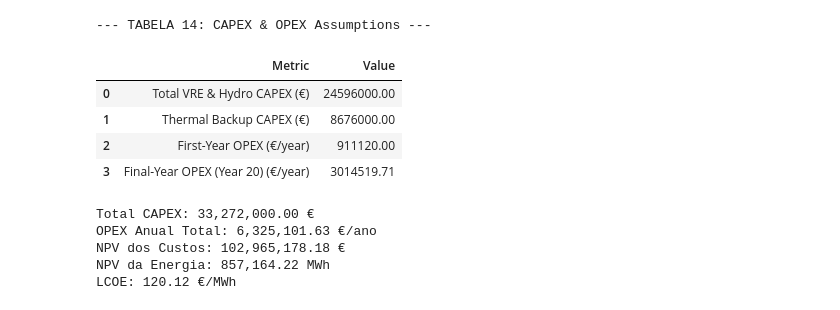
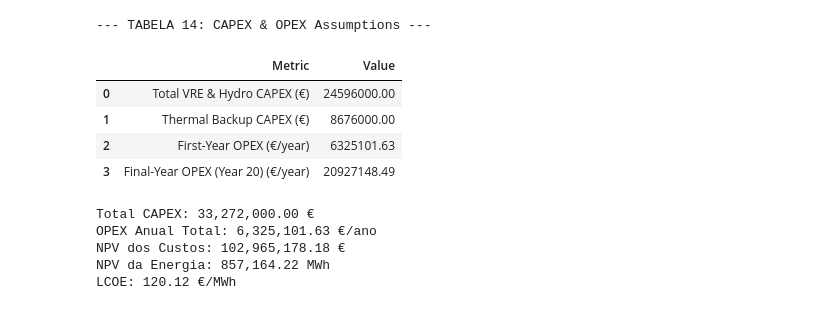
Before and after one commit to c-radicallis/RenewableEnergies_project, a Jupyter notebook: point4.ipynb, the cells around one changed output. Saved outputs shown, nothing was run; the diff lists cells and outputs as text; code cells hidden in the pictures.

```diff
--- a/point4.ipynb
+++ b/point4.ipynb
@@ -1,6 +1,9 @@
 # %%
 import numpy as np
 import pandas as pd
+import matplotlib.pyplot as plt
+import seaborn as sns
+
 
 # ==========================================
 # 1. PARÂMETROS FINANCEIROS DE ENTRADA
@@ -45,36 +48,37 @@ P_hydro_MW = 0.84
 P_thermal_MW = 7.23
 E_thermal_annual_MWh = 24241
 
 # ==========================================
 # 3. TABELA 14: CÁLCULO DE CAPEX E OPEX
 # ==========================================
 capex_vre_hydro = (P_solar_MW * capex_solar_per_MW +
                    P_wind_MW * capex_wind_per_MW +
                    P_hydro_MW * capex_hydro_per_MW)
 
 capex_thermal = P_thermal_MW * capex_thermal_per_MW
 
 first_year_opex = (P_solar_MW * opex_solar_per_MW +
                    P_wind_MW * opex_wind_per_MW +
                    P_hydro_MW * opex_hydro_per_MW +
-                   P_thermal_MW * opex_thermal_fixed_per_MW)
+                   P_thermal_MW * opex_thermal_fixed_per_MW +
+                   E_thermal_annual_MWh * (fuel_euro_per_Wh + carbon_euro_per_Wh) * 1e6)
 
 
-final_year_opex_yr20 = first_year_opex * ((1 + r_discount) ** (t_lifespan - 1))
+final_year_opex_yr20 = first_year_opex * ((1 + r_discount) ** 19)
 
 table_14_df = pd.DataFrame({
     'Metric': ['Total VRE & Hydro CAPEX (€)', 'Thermal Backup CAPEX (€)', 'First-Year OPEX (€/year)', 'Final-Year OPEX (Year 20) (€/year)'],
     'Value': [capex_vre_hydro, capex_thermal, first_year_opex, final_year_opex_yr20]
 })
 
 print("--- TABELA 14: CAPEX & OPEX Assumptions ---")
 display(table_14_df.round(2))
 # %% [output]
 --- TABELA 14: CAPEX & OPEX Assumptions ---
 |  | Metric | Value |
 | 0 | Total VRE & Hydro CAPEX (€) | 24596000.00 |
 | 1 | Thermal Backup CAPEX (€) | 8676000.00 |
-| 2 | First-Year OPEX (€/year) | 911120.00 |
-| 3 | Final-Year OPEX (Year 20) (€/year) | 3014519.71 |
+| 2 | First-Year OPEX (€/year) | 6325101.63 |
+| 3 | Final-Year OPEX (Year 20) (€/year) | 20927148.49 |
 # %%
 total_capex = capex_vre_hydro + capex_thermal
```
Also changed, not shown: parts of 5 cells of this notebook, 1 other file.
